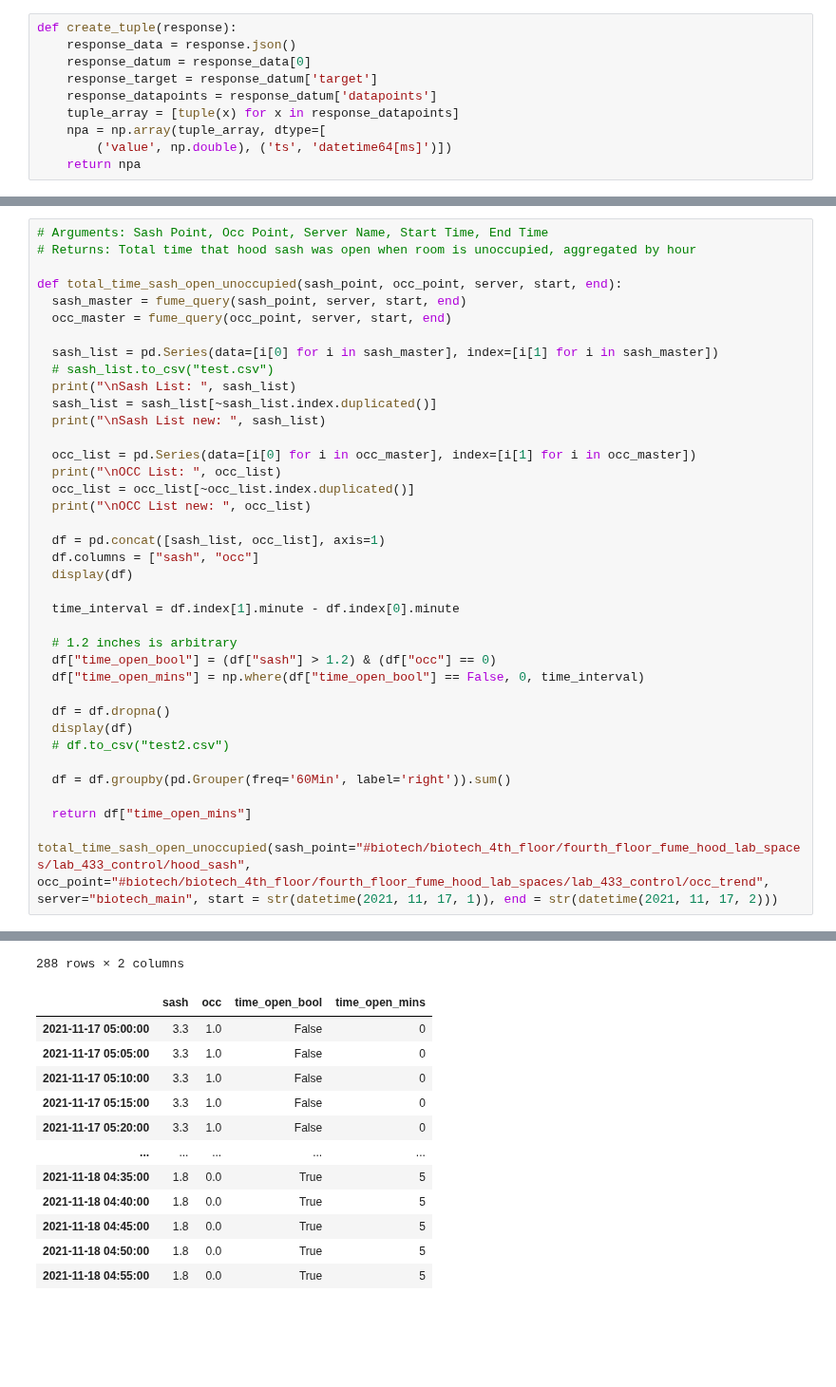
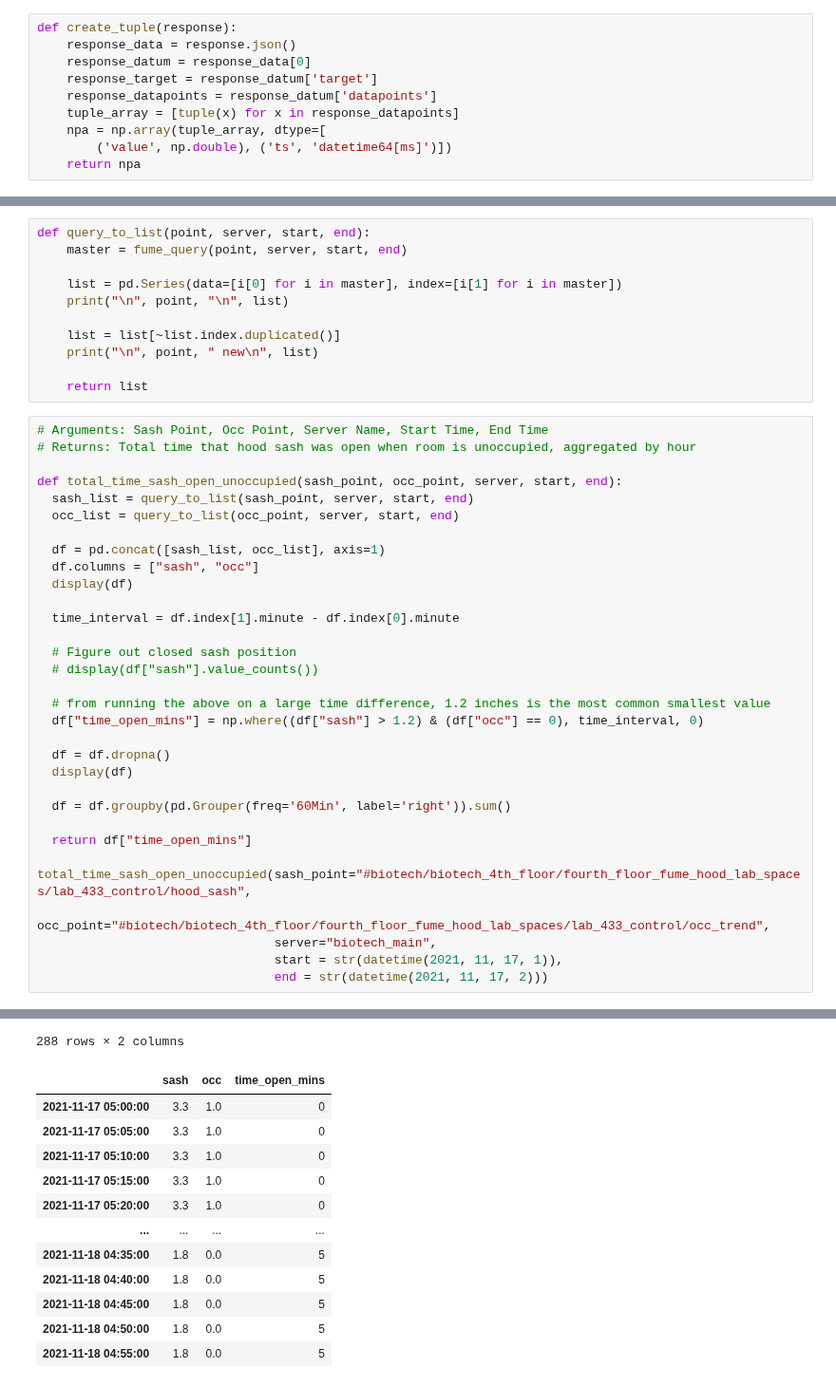
Before and after one commit to thereidfleish/fume-hood-dashboard, a Jupyter notebook: query_v2.ipynb, the cells around one changed output, grey strips where cells are left out. Shown at 95% size. Saved outputs shown, nothing was run; the diff lists cells and outputs as text; blank space fills up the shorter version.

```diff
--- a/query_v2.ipynb
+++ b/query_v2.ipynb
@@ -63,22 +63,22 @@ def fume_query(target,server, start,end):
 # fume_query(target="#biotech_weather/temperature_tn", server="biotech_main", start = str(datetime(2021, 11, 17, 1)), end = str(datetime(2021, 11, 17, 2)))
+# %%
+def query_to_list(point, server, start, end):
+    master = fume_query(point, server, start, end)
+
+    list = pd.Series(data=[i[0] for i in master], index=[i[1] for i in master])
+    print("\n", point, "\n", list)
+
+    list = list[~list.index.duplicated()]
+    print("\n", point, " new\n", list)
+
+    return list
 # %%
 # Arguments: Sash Point, Occ Point, Server Name, Start Time, End Time
 # Returns: Total time that hood sash was open when room is unoccupied, aggregated by hour
 
 def total_time_sash_open_unoccupied(sash_point, occ_point, server, start, end):
-  sash_master = fume_query(sash_point, server, start, end)
-  occ_master = fume_query(occ_point, server, start, end)
-
-  sash_list = pd.Series(data=[i[0] for i in sash_master], index=[i[1] for i in sash_master])
-  # sash_list.to_csv("test.csv")
-  print("\nSash List: ", sash_list)
-  sash_list = sash_list[~sash_list.index.duplicated()]
-  print("\nSash List new: ", sash_list)
-
-  occ_list = pd.Series(data=[i[0] for i in occ_master], index=[i[1] for i in occ_master])
-  print("\nOCC List: ", occ_list)
-  occ_list = occ_list[~occ_list.index.duplicated()]
-  print("\nOCC List new: ", occ_list)
+  sash_list = query_to_list(sash_point, server, start, end)
+  occ_list = query_to_list(occ_point, server, start, end)
 
   df = pd.concat([sash_list, occ_list], axis=1)
   df.columns = ["sash", "occ"]
@@ -86,17 +86,22 @@ def total_time_sash_open_unoccupied(sash_point, occ_point, server, start, end):
 
   time_interval = df.index[1].minute - df.index[0].minute
 
-  # 1.2 inches is arbitrary
-  df["time_open_bool"] = (df["sash"] > 1.2) & (df["occ"] == 0)
-  df["time_open_mins"] = np.where(df["time_open_bool"] == False, 0, time_interval)
+  # Figure out closed sash position
+  # display(df["sash"].value_counts())
+
+  # from running the above on a large time difference, 1.2 inches is the most common smallest value
+  df["time_open_mins"] = np.where((df["sash"] > 1.2) & (df["occ"] == 0), time_interval, 0)
 
   df = df.dropna()
   display(df)
-  # df.to_csv("test2.csv")
 
   df = df.groupby(pd.Grouper(freq='60Min', label='right')).sum()
 
   return df["time_open_mins"]
 
-total_time_sash_open_unoccupied(sash_point="#biotech/biotech_4th_floor/fourth_floor_fume_hood_lab_spaces/lab_433_control/hood_sash", occ_point="#biotech/biotech_4th_floor/fourth_floor_fume_hood_lab_spaces/lab_433_control/occ_trend", server="biotech_main", start = str(datetime(2021, 11, 17, 1)), end = str(datetime(2021, 11, 17, 2)))
+total_time_sash_open_unoccupied(sash_point="#biotech/biotech_4th_floor/fourth_floor_fume_hood_lab_spaces/lab_433_control/hood_sash",
+                                occ_point="#biotech/biotech_4th_floor/fourth_floor_fume_hood_lab_spaces/lab_433_control/occ_trend",
+                                server="biotech_main",
+                                start = str(datetime(2021, 11, 17, 1)),
+                                end = str(datetime(2021, 11, 17, 2)))
 # %% [output]
@@ -116,29 +121,29 @@ Sash List:  2021-11-17 05:00:00    3.3
 2021-11-18 04:45:00    0.0
 2021-11-18 04:50:00    0.0
 2021-11-18 04:55:00    0.0
 Length: 288, dtype: float64
 |  | sash | occ |
 | 2021-11-17 05:00:00 | 3.3 | 1.0 |
 | 2021-11-17 05:05:00 | 3.3 | 1.0 |
 | 2021-11-17 05:10:00 | 3.3 | 1.0 |
 | 2021-11-17 05:15:00 | 3.3 | 1.0 |
 | 2021-11-17 05:20:00 | 3.3 | 1.0 |
 | ... | ... | ... |
 | 2021-11-18 04:35:00 | 1.8 | 0.0 |
 | 2021-11-18 04:40:00 | 1.8 | 0.0 |
 | 2021-11-18 04:45:00 | 1.8 | 0.0 |
 | 2021-11-18 04:50:00 | 1.8 | 0.0 |
 | 2021-11-18 04:55:00 | 1.8 | 0.0 |
 288 rows × 2 columns
-|  | sash | occ | time_open_bool | time_open_mins |
-| 2021-11-17 05:00:00 | 3.3 | 1.0 | False | 0 |
-| 2021-11-17 05:05:00 | 3.3 | 1.0 | False | 0 |
-| 2021-11-17 05:10:00 | 3.3 | 1.0 | False | 0 |
-| 2021-11-17 05:15:00 | 3.3 | 1.0 | False | 0 |
-| 2021-11-17 05:20:00 | 3.3 | 1.0 | False | 0 |
-| ... | ... | ... | ... | ... |
-| 2021-11-18 04:35:00 | 1.8 | 0.0 | True | 5 |
-| 2021-11-18 04:40:00 | 1.8 | 0.0 | True | 5 |
-| 2021-11-18 04:45:00 | 1.8 | 0.0 | True | 5 |
-| 2021-11-18 04:50:00 | 1.8 | 0.0 | True | 5 |
-| 2021-11-18 04:55:00 | 1.8 | 0.0 | True | 5 |
+|  | sash | occ | time_open_mins |
+| 2021-11-17 05:00:00 | 3.3 | 1.0 | 0 |
+| 2021-11-17 05:05:00 | 3.3 | 1.0 | 0 |
+| 2021-11-17 05:10:00 | 3.3 | 1.0 | 0 |
+| 2021-11-17 05:15:00 | 3.3 | 1.0 | 0 |
+| 2021-11-17 05:20:00 | 3.3 | 1.0 | 0 |
+| ... | ... | ... | ... |
+| 2021-11-18 04:35:00 | 1.8 | 0.0 | 5 |
+| 2021-11-18 04:40:00 | 1.8 | 0.0 | 5 |
+| 2021-11-18 04:45:00 | 1.8 | 0.0 | 5 |
+| 2021-11-18 04:50:00 | 1.8 | 0.0 | 5 |
+| 2021-11-18 04:55:00 | 1.8 | 0.0 | 5 |
```
Also changed, not shown: parts of 3 cells of this notebook.
